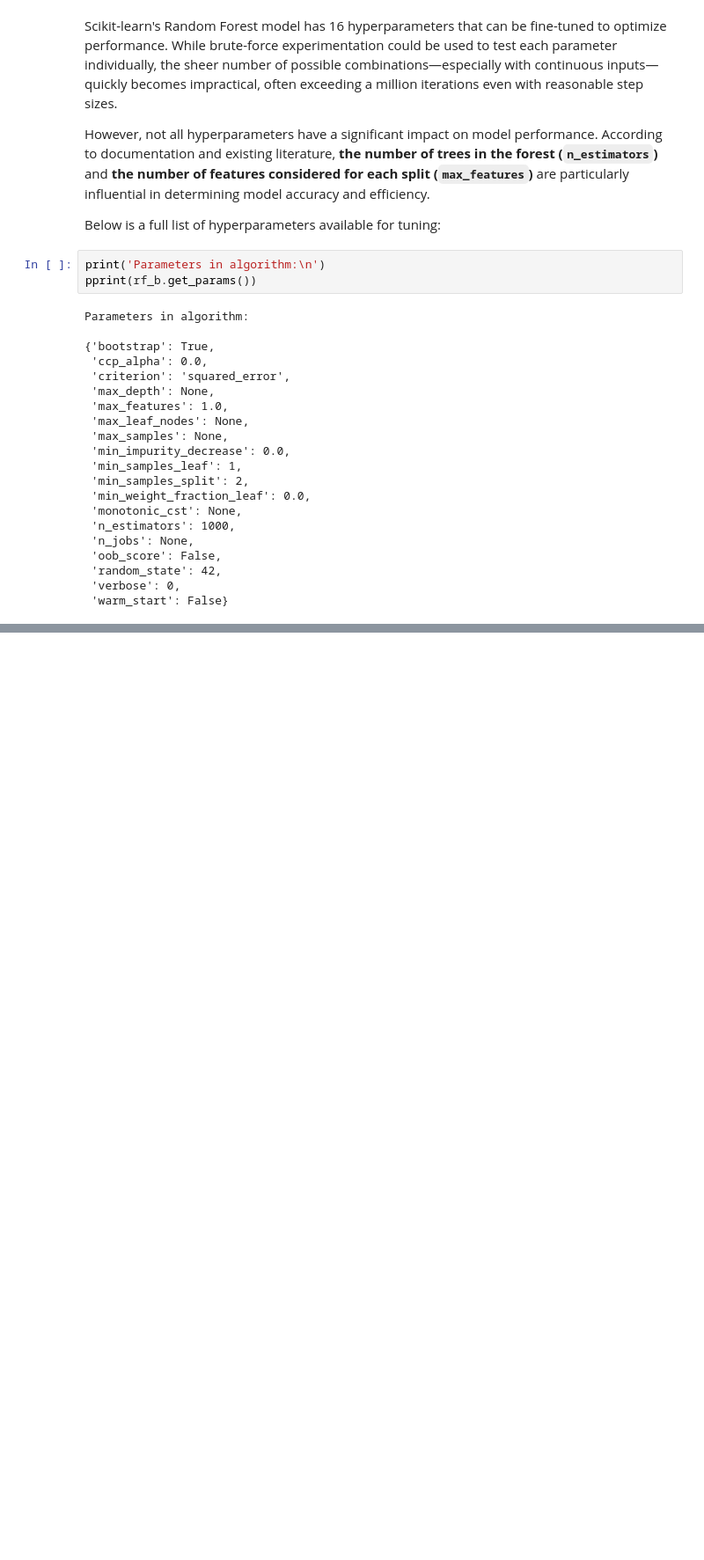
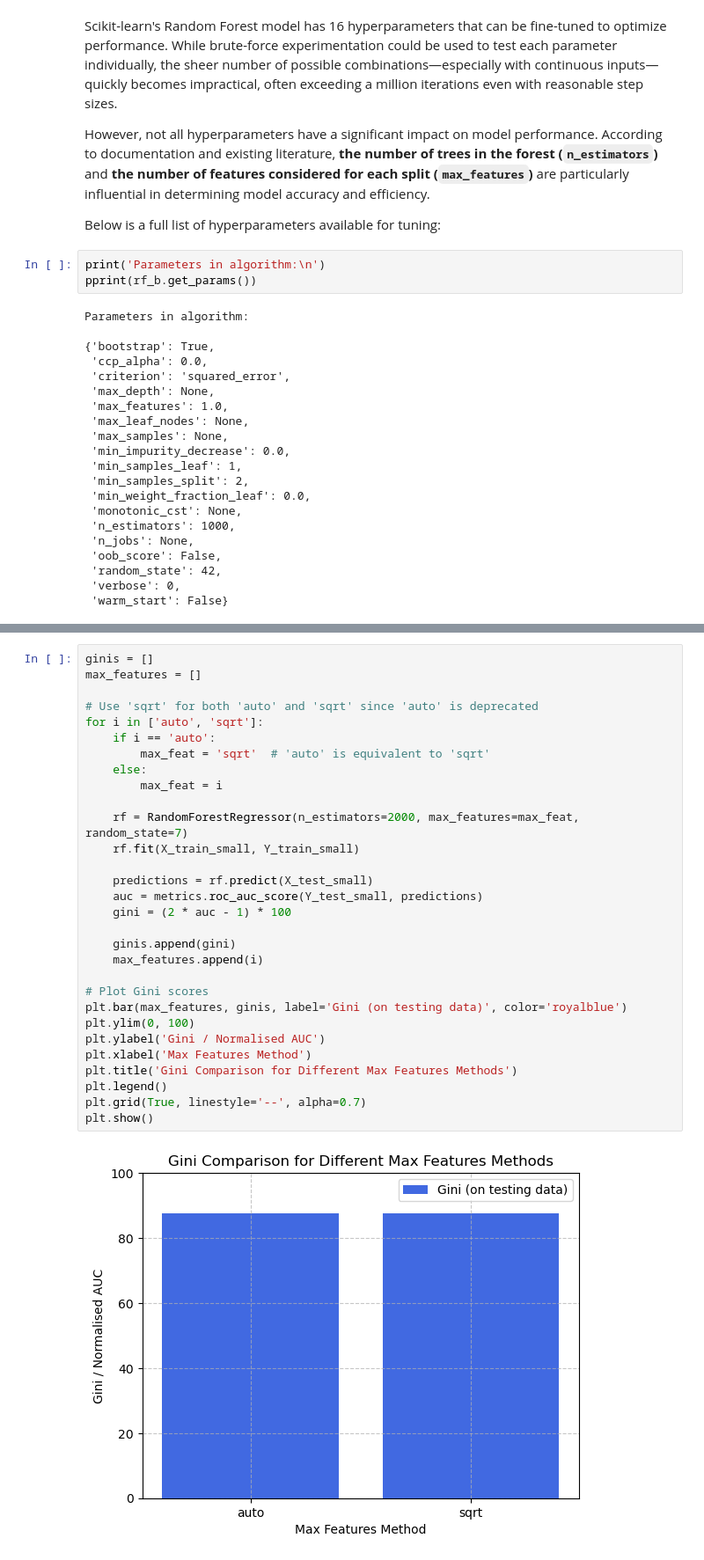
Before and after one commit to Yukitoshi12345/Bank-Marketing-Analysis, a Jupyter notebook: random_forest.ipynb, the cells around one changed output, grey strips where cells are left out. Shown: that part at 88% size. Saved outputs shown, nothing was run; the diff lists cells and outputs as text; blank space fills up the shorter version.

```diff
--- a/random_forest.ipynb
+++ b/random_forest.ipynb
@@ -132,0 +196,32 @@ Parameters in algorithm:
+# %%
+ginis = []
+max_features = []
+
+# Use 'sqrt' for both 'auto' and 'sqrt' since 'auto' is deprecated
+for i in ['auto', 'sqrt']:
+    if i == 'auto':
+        max_feat = 'sqrt'  # 'auto' is equivalent to 'sqrt'
+    else:
+        max_feat = i
+
+    rf = RandomForestRegressor(n_estimators=2000, max_features=max_feat, random_state=7)
+    rf.fit(X_train_small, Y_train_small)
+
+    predictions = rf.predict(X_test_small)
+    auc = metrics.roc_auc_score(Y_test_small, predictions)
+    gini = (2 * auc - 1) * 100
+
+    ginis.append(gini)
+    max_features.append(i)
+
+# Plot Gini scores
+plt.bar(max_features, ginis, label='Gini (on testing data)', color='royalblue')
+plt.ylim(0, 100)
+plt.ylabel('Gini / Normalised AUC')
+plt.xlabel('Max Features Method')
+plt.title('Gini Comparison for Different Max Features Methods')
+plt.legend()
+plt.grid(True, linestyle='--', alpha=0.7)
+plt.show()
+# %% [output]
+[figure, added]
```
Also changed, not shown: parts of 9 cells of this notebook.
